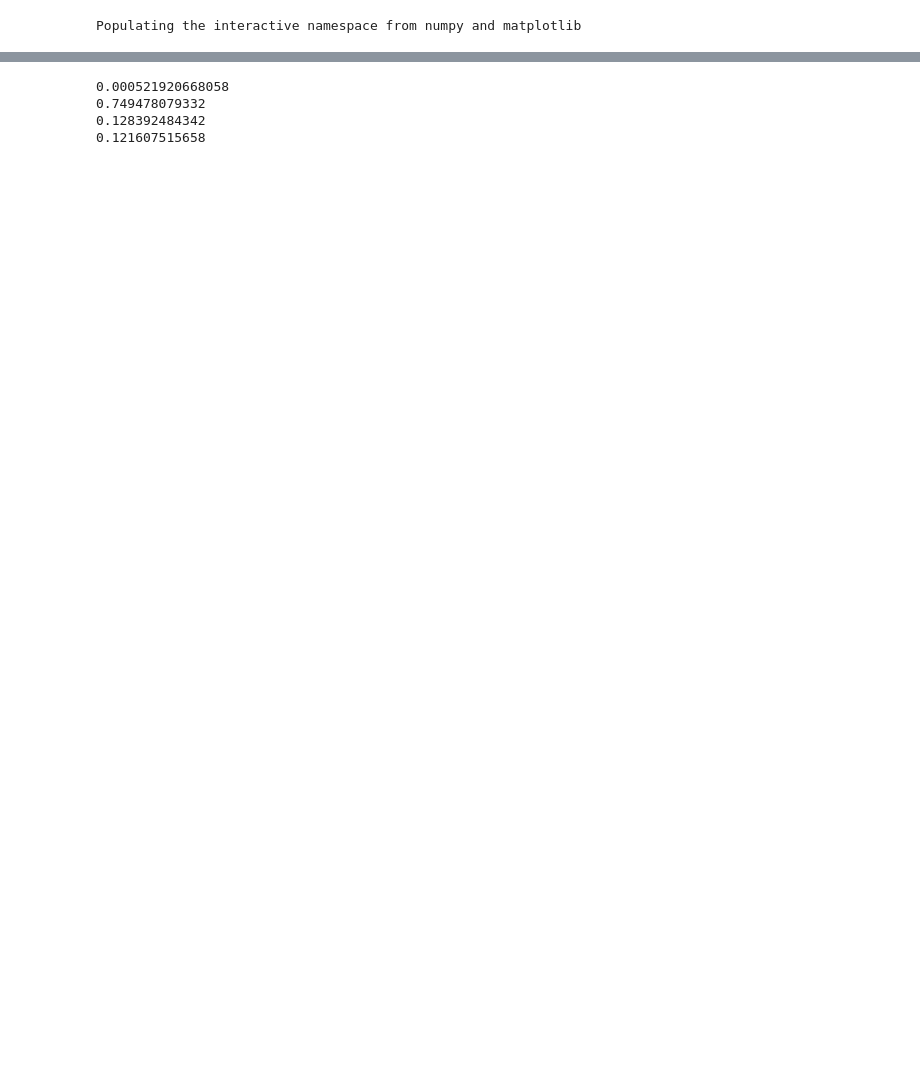
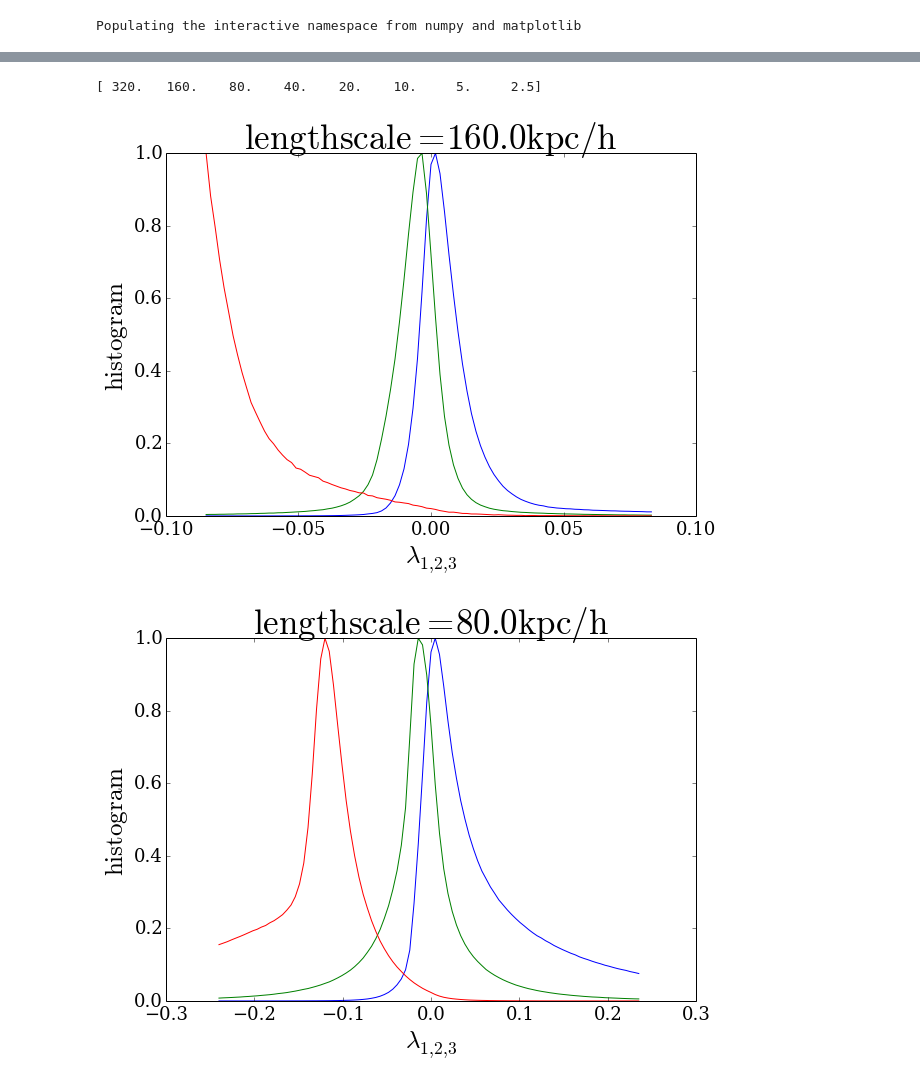
Before and after one commit to forero/ArepoWeb, a Jupyter notebook: src/StatsCosmicWeb.ipynb, the cells around one changed output, grey strips where cells are left out. Saved outputs shown, nothing was run; the diff lists cells and outputs as text; code cells hidden in the pictures; blank space fills up the shorter version.

Commit message:
plotting the stats for the eigenvalue distribution

```diff
--- a/src/StatsCosmicWeb.ipynb
+++ b/src/StatsCosmicWeb.ipynb
@@ -423,17 +25,0 @@ print size(index_gas_filament_DM_peak)/total_c
-# %%
-#finding the DM environment for the gas cells flagged as peak
-index_gas_peak_DM_void= where(DM_environment_big_cell_gas[peak_id]==VOID)
-index_gas_peak_DM_sheet = where(DM_environment_big_cell_gas[peak_id]==SHEET)
-index_gas_peak_DM_filament = where(DM_environment_big_cell_gas[peak_id]==FILAMENT)
-index_gas_peak_DM_peak = where(DM_environment_big_cell_gas[peak_id]==PEAK)
-total_c = 1.0*size(DM_environment_big_cell_gas[peak_id])
-
-print size(index_gas_peak_DM_void)/total_c
-print size(index_gas_peak_DM_sheet)/total_c
-print size(index_gas_peak_DM_filament)/total_c
-print size(index_gas_peak_DM_peak)/total_c
-# %% [output]
-0.000521920668058
-0.749478079332
-0.128392484342
-0.121607515658
@@ -439,0 +32,52 @@ print size(index_gas_peak_DM_peak)/total_c
+# %%
+powers = linspace(0,7,8)
+
+max_len = 640*2**(-powers)
+min_len = max_len/2.0
+lambda_values = 0.01 * (640.0/max_len)**(3.0/2.0)
+
+lambda_name = ["lambda1", "lambda2", "lambda3"]
+
+n_range = size(powers)
+n_lambda = 3
+n_points = 100
+full_data = ones((n_lambda, n_range, n_points))
+full_lambda_range = ones((n_lambda, n_range, n_points))
+
+for i in arange(n_lambda):
+    for j in arange(n_range):
+        filename="ILL3_136_len_%.1f_%.1f_%s_histo.dat"%(min_len[j], max_len[j], lambda_name[i])
+        full_lambda_range[i,j,:], full_data[i,j,:]  = load_histo("../data/histo/", filename)
+# %%
+print min_len
+# %% [output]
+[ 320.   160.    80.    40.    20.    10.     5.     2.5]
+# %%
+def plot_lambdas(full_lambda_range, full_data, i_range):
+    fig = figure(figsize=(9.5,6.5))
+    ax = axes()
+    ax.set_xlabel("$\lambda_{1,2,3}}$",fontsize=25)
+    ax.set_ylabel("$\mathrm{histogram}$",fontsize=25)
+    ticklabels_x = ax.get_xticklabels()
+    ticklabels_y = ax.get_yticklabels()
+
+    for label_x in ticklabels_x:
+        label_x.set_fontsize(18)
+        label_x.set_family('serif')
+    for label_y in ticklabels_y:
+        label_y.set_fontsize(18)
+        label_y.set_family('serif')
+
+
+    for j in range(n_lambda):
+        plot(full_lambda_range[j, i_range ,:], full_data[j,i_range, :])
+    texto = "${\mathrm{lengthscale=%.1f kpc/h}}$"%(min_len[i_range])
+    ax.set_title(texto, fontsize=35)
+    if(min_len[i_range]<6.0):
+        ax.set_xlim([-10.0,10.0])
+# %%
+for i in range(1, n_range):
+    plot_lambdas(full_lambda_range, full_data, i)
+# %% [output]
+[figure, added]
+[figure, added]
```
Also changed, not shown: parts of 34 cells of this notebook.
